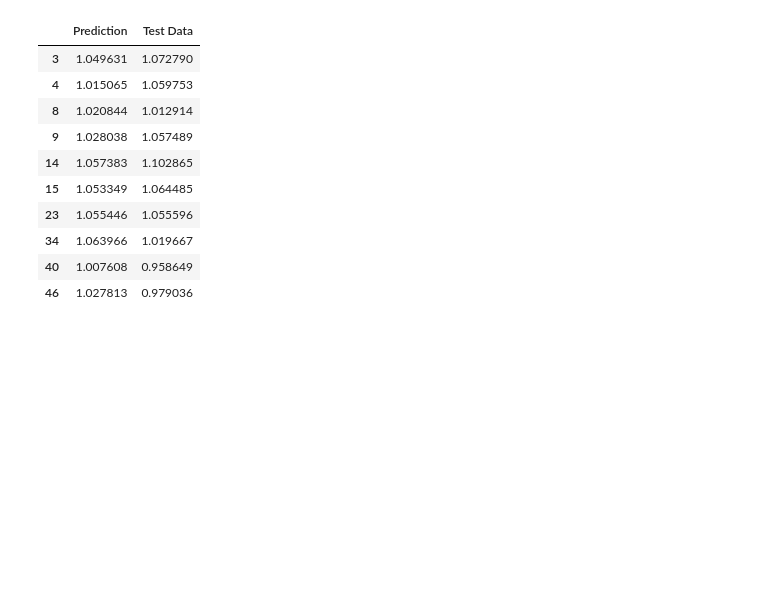
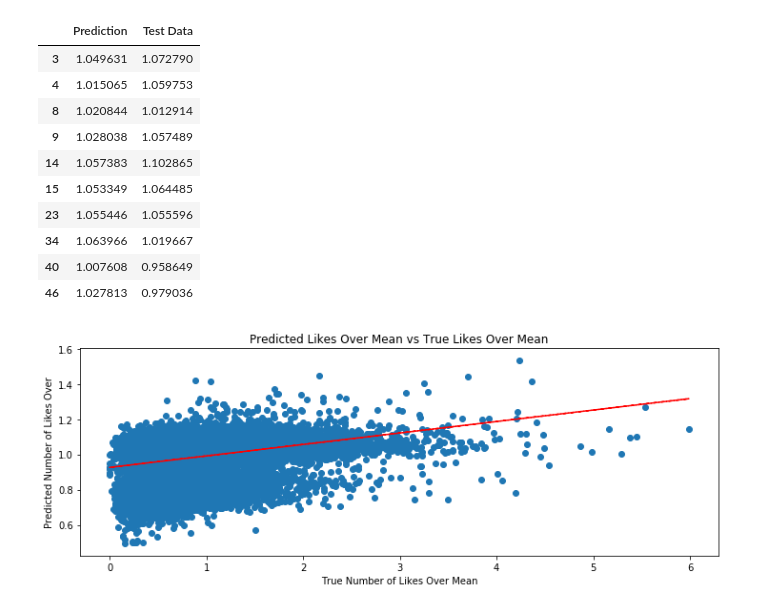
Before and after one commit to GuiZamorano/Instagram_Like_Predictor, a Jupyter notebook: XGBTune.ipynb, the cells around one changed output. Saved outputs shown, nothing was run; the diff lists cells and outputs as text; code cells hidden in the pictures; blank space fills up the shorter version.

```diff
--- a/XGBTune.ipynb
+++ b/XGBTune.ipynb
@@ -397,3 +402,15 @@ compare1.head(10)
 | 34 | 1.063966 | 1.019667 |
 | 40 | 1.007608 | 0.958649 |
 | 46 | 1.027813 | 0.979036 |
+# %%
+from  matplotlib import pyplot
+pyplot.scatter(df["number_of_likes_over_mean"].values, xgb4.predict(df[predictors]))
+z = np.polyfit(df["number_of_likes_over_mean"].values, xgb4.predict(df[predictors]), 1)
+p = np.poly1d(z)
+pyplot.plot(df["number_of_likes_over_mean"].values,p(df["number_of_likes_over_mean"].values),"r--")
+pyplot.title("Predicted Likes Over Mean vs True Likes Over Mean")
+pyplot.xlabel("True Number of Likes Over Mean")
+pyplot.ylabel("Predicted Number of Likes Over")
+pyplot.show()
+# %% [output]
+[figure, added]
```
Also changed, not shown: parts of 4 cells of this notebook, 3 other files.
